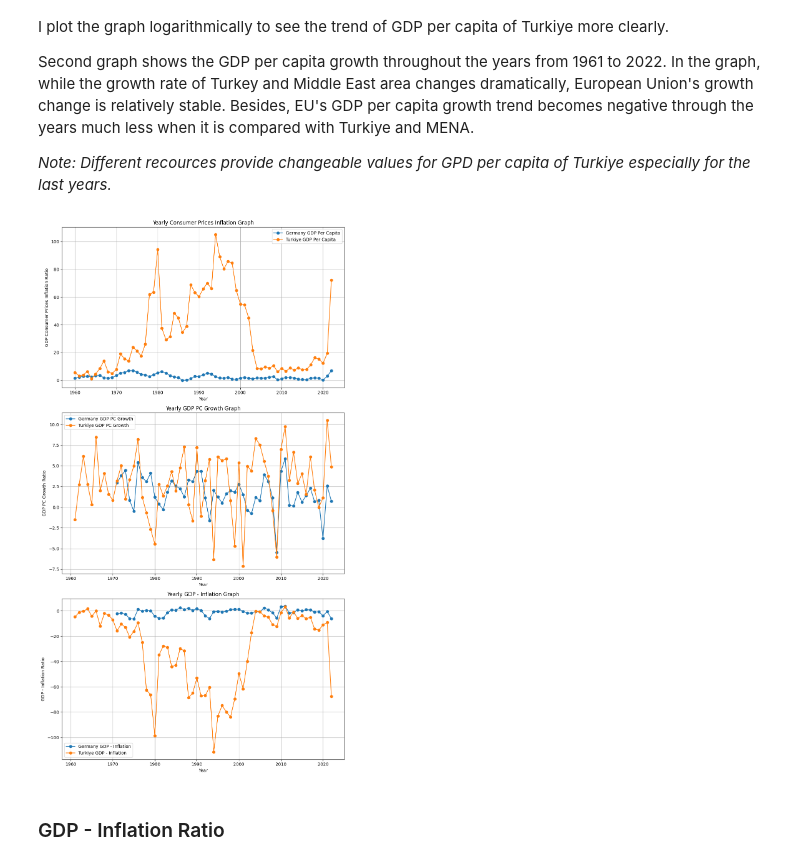
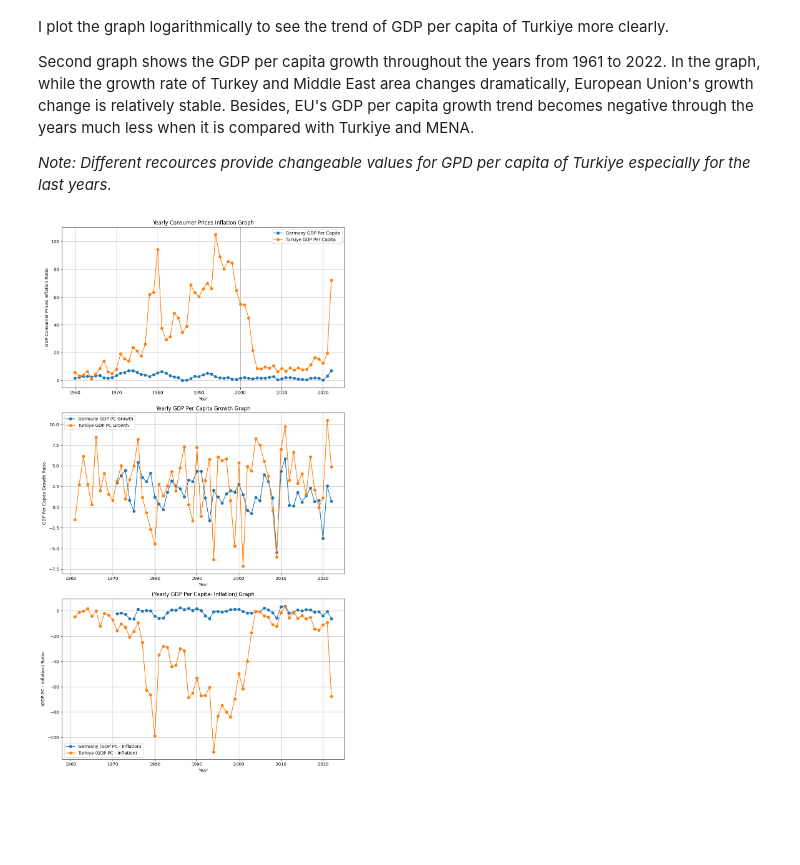
Before and after one commit to Cekomo/Turkiye_GDPInflationComparison, a Jupyter notebook: Report.ipynb, the cells around one changed output. Cells and saved outputs as stored; diff of their text form; code cells hidden in the pictures; blank space fills up the shorter version.

Commit message:
add clarification for gdp-inflation graph

```diff
--- a/Report.ipynb
+++ b/Report.ipynb
@@ -188,38 +188,36 @@ fig, axes = plt.subplots(3, 1, figsize=(10, 18))
 for country, gdp in zip(gdp_countries, gdp_values):
     axes[0].plot(years, gdp, marker='o', label=f"{country} GDP Per Capita")
 
 axes[0].set_title("Yearly Consumer Prices Inflation Graph")
 axes[0].set_xlabel("Year")
 axes[0].set_ylabel("GDP Consumer Prices Inflation Ratio")
 # axes[0].set_yscale("log")
 axes[0].grid(True)
 axes[0].legend()
 
 # Plot inflation data in the second subplot
 for country, inf in zip(inf_countries, inf_values):
     axes[1].plot(years, inf, marker='o', label=f"{country} GDP PC Growth")
 
-axes[1].set_title("Yearly GDP PC Growth Graph")
+axes[1].set_title("Yearly GDP Per Capita Growth Graph")
 axes[1].set_xlabel("Year")
-axes[1].set_ylabel("GDP PC Growth Ratio")
+axes[1].set_ylabel("GDP Per Capita Growth Ratio")
 # axes[1].set_yscale("log")
 axes[1].grid(True)
 axes[1].legend()
 
 for country, diff in zip(gdp_countries, diff_values):
-    axes[2].plot(years, diff, marker='o', label=f"{country} GDP - Inflation")
+    axes[2].plot(years, diff, marker='o', label=f"{country} (GDP PC - Inflation)")
 
 
-axes[2].set_title("Yearly GDP - Inflation Graph")
+axes[2].set_title("(Yearly GDP Per Capita - Inflation) Graph")
 axes[2].set_xlabel("Year")
-axes[2].set_ylabel("GDP - Inflation Ratio")
+axes[2].set_ylabel("(GDP PC - Inflation) Ratio")
 axes[2].grid(True)
 axes[2].legend()
 
 # Adjust layout
 plt.tight_layout()
 plt.show()
 # %% [output]
-[figure, old version]
+[figure, new version]
-# %% [markdown]
-### GDP - Inflation Ratio
```
Also changed, not shown: parts of 1 cell of this notebook, 1 other file.
